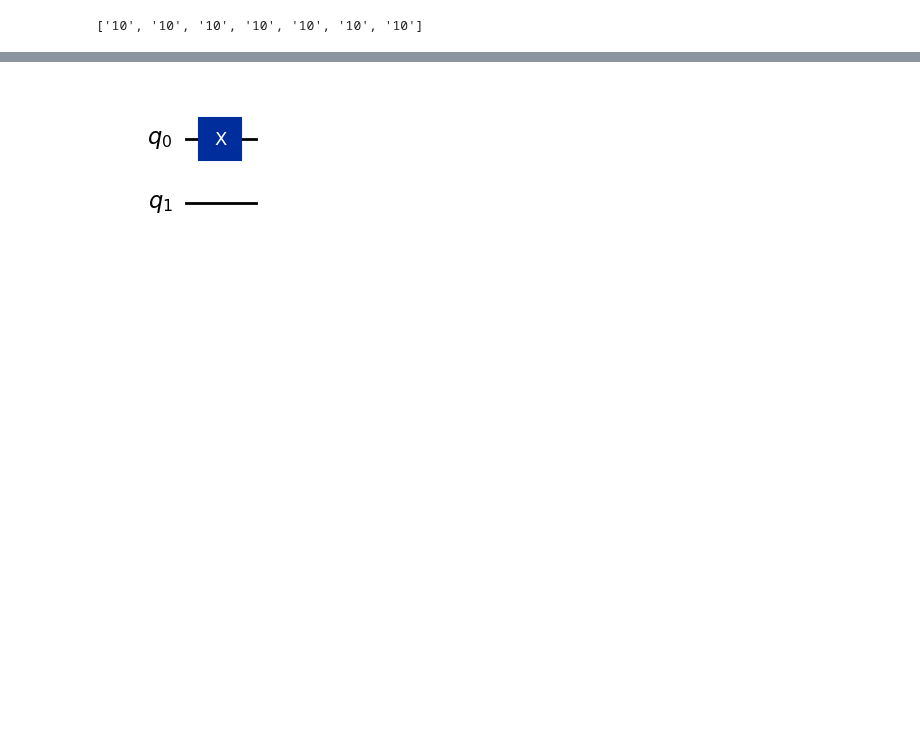
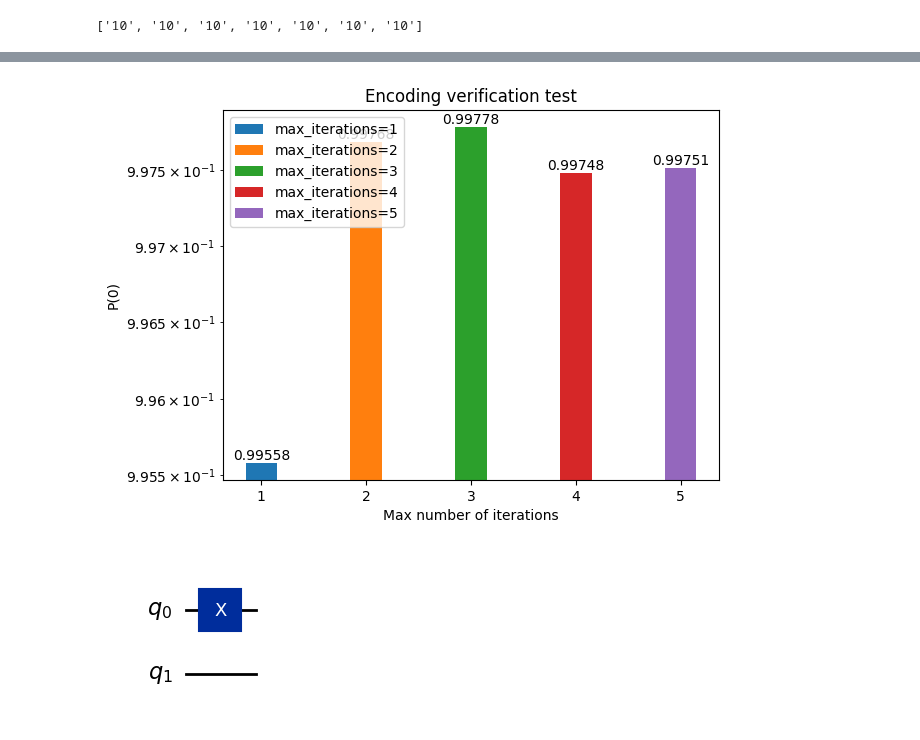
Before and after one commit to GT-Quantum-Computing-Association/LogicalQ, a Jupyter notebook: src/LogicalDemo.ipynb, the cells around one changed output, grey strips where cells are left out. Cells and saved outputs as stored; diff of their text form; code cells hidden in the pictures; blank space fills up the shorter version.

Commit message:
Added SPAM test

```diff
--- a/src/LogicalDemo.ipynb
+++ b/src/LogicalDemo.ipynb
@@ -118,2 +116,53 @@ plt.show()
+# %%
+from qiskit.visualization import plot_histogram
+
+# Tests SPAM. Accuracy (historically) should be about 99.3%
+initial_state = 0
+max_max_it = 5
+shots = int(1E6)
+
+simulator = AerSimulator()
+noise_model = construct_noise_model_QuantinuumH1_1(n_qubits=lqcirc.num_qubits, ignore_qubits=[lqcirc.num_qubits-1, lqcirc.num_qubits-1-1])
+
+fig, ax = plt.subplots()
+plot_option = "probs"
+width = 0.3
+
+outcomes = range(1, max_max_it+1)
+all_data = []
+
+for max_it in range(1, max_max_it+1):
+    lqcirc = LogicalCircuit(1, (7,1,3), stabilizer_tableau, "test_circuit")
+    lqcirc.encode(0, initial_states=[initial_state], max_iterations=max_it)
+    lqcirc.measure([0], [0], with_error_correction=False)
+
+    lqcirc_transpiled = transpile(lqcirc, backend=simulator)
+    result = simulator.run(lqcirc_transpiled, shots=shots, memory=True, noise_model=noise_model).result()
+    output = result.get_memory(lqcirc_transpiled)
+    counts = lqcirc.get_logical_output_counts(output)
+
+    if plot_option == "counts":
+        data = counts
+    elif plot_option == "probs":
+        data = [counts['0']/shots, counts['1']/shots]
+    else:
+        raise ValueError(f"'{plot_option}' is not a valid plot_option; choose from ['counts', 'probs']")
+
+    bar = ax.bar(max_it, data[initial_state], width, log=True, label=f"max_iterations={max_it}")
+    ax.bar_label(bar)
+
+ax.set_xticks(outcomes)
+
+ax.set_yscale("log")
+
+ax.set_title("Encoding verification test")
+ax.set_xlabel("Max number of iterations")
+ax.set_ylabel(f"N({initial_state})" if plot_option == "counts" else f"P({initial_state})")
+
+ax.legend()
+
+plt.show()
+# %% [output]
+[figure, added]
 # %%
 lqcirc = LogicalCircuit(1, (7,1,3), stabilizer_tableau)
```
Also changed, not shown: parts of 4 cells of this notebook.
